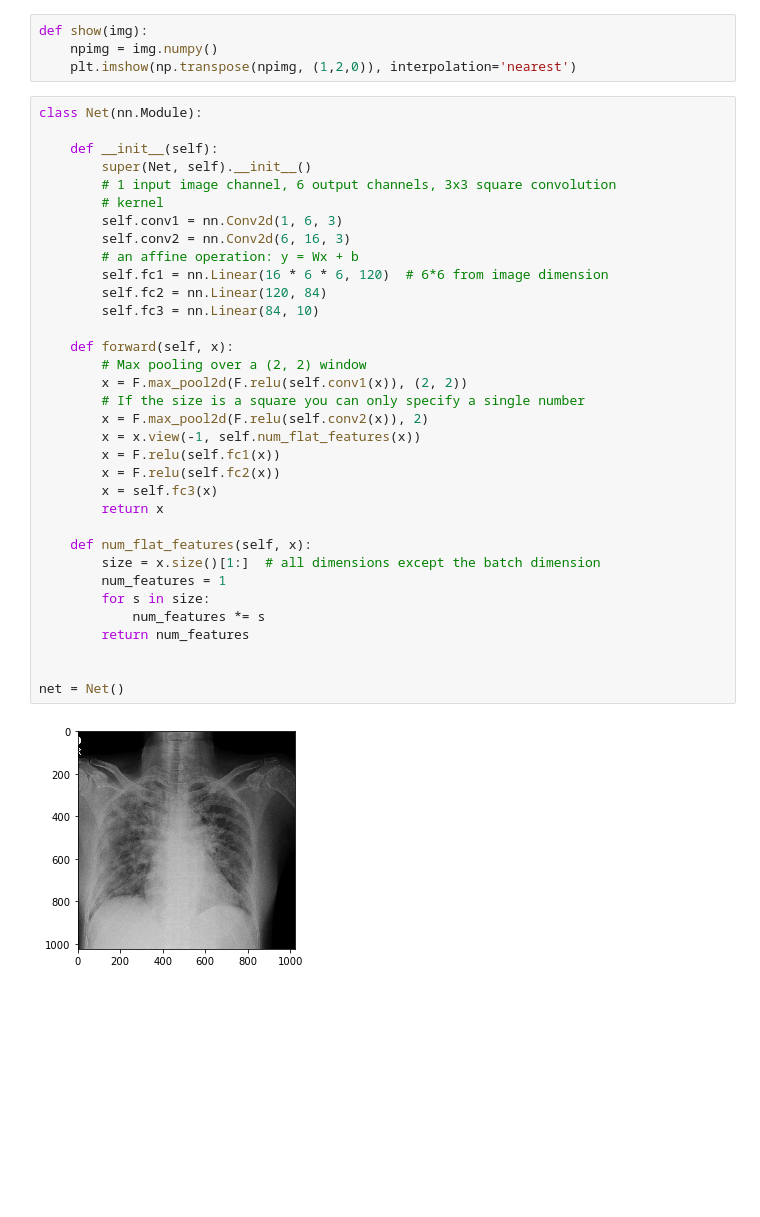
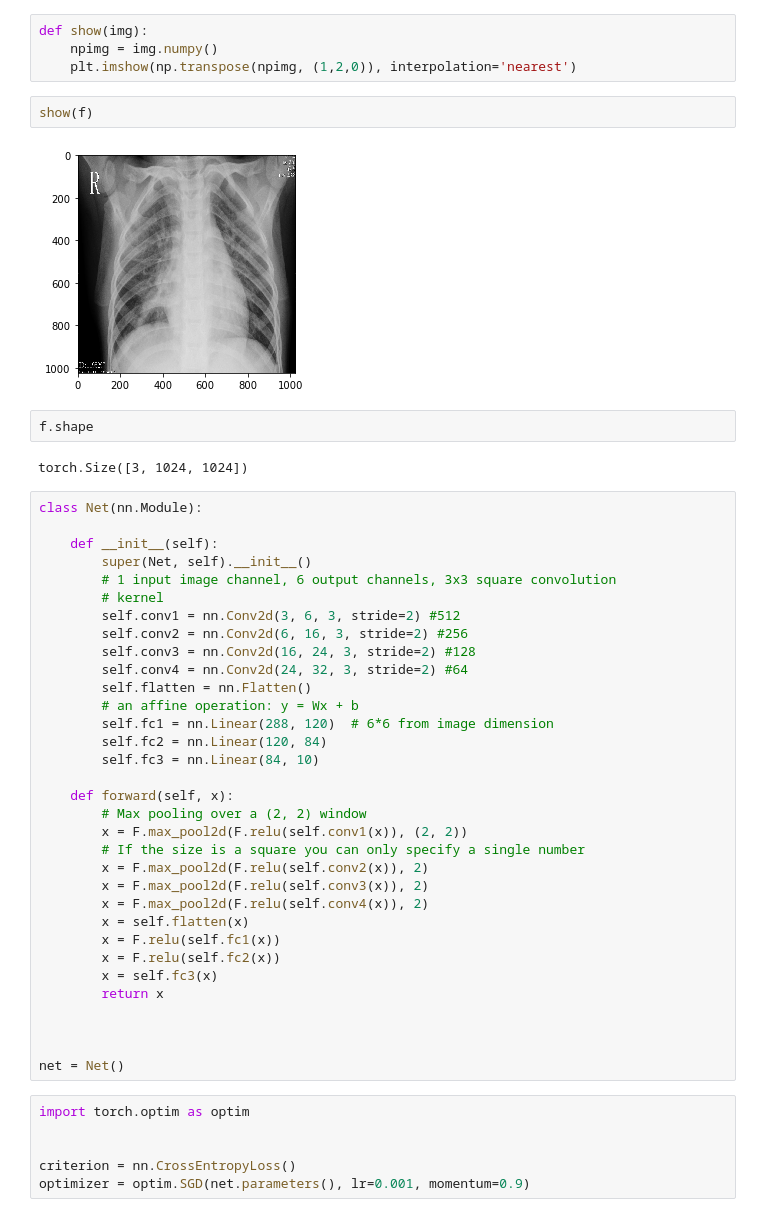
Before and after one commit to jmt0221/covid, a Jupyter notebook: covid-rec.ipynb, the cells around one changed output. Cells and saved outputs as stored; diff of their text form; blank space fills up the shorter version.

```diff
--- a/covid-rec.ipynb
+++ b/covid-rec.ipynb
@@ -36,6 +33,14 @@ plt.imshow(a)
 def show(img):
     npimg = img.numpy()
     plt.imshow(np.transpose(npimg, (1,2,0)), interpolation='nearest')
+# %%
+show(f)
+# %% [output]
+[figure, added]
+# %%
+f.shape
+# %% [output]
+torch.Size([3, 1024, 1024])
 # %%
 class Net(nn.Module):
 
@@ -43,10 +48,13 @@ class Net(nn.Module):
         super(Net, self).__init__()
         # 1 input image channel, 6 output channels, 3x3 square convolution
         # kernel
-        self.conv1 = nn.Conv2d(1, 6, 3)
-        self.conv2 = nn.Conv2d(6, 16, 3)
+        self.conv1 = nn.Conv2d(3, 6, 3, stride=2) #512
+        self.conv2 = nn.Conv2d(6, 16, 3, stride=2) #256
+        self.conv3 = nn.Conv2d(16, 24, 3, stride=2) #128
+        self.conv4 = nn.Conv2d(24, 32, 3, stride=2) #64
+        self.flatten = nn.Flatten()
         # an affine operation: y = Wx + b
-        self.fc1 = nn.Linear(16 * 6 * 6, 120)  # 6*6 from image dimension
+        self.fc1 = nn.Linear(288, 120)  # 6*6 from image dimension
         self.fc2 = nn.Linear(120, 84)
         self.fc3 = nn.Linear(84, 10)
 
@@ -55,20 +63,20 @@ class Net(nn.Module):
         x = F.max_pool2d(F.relu(self.conv1(x)), (2, 2))
         # If the size is a square you can only specify a single number
         x = F.max_pool2d(F.relu(self.conv2(x)), 2)
-        x = x.view(-1, self.num_flat_features(x))
+        x = F.max_pool2d(F.relu(self.conv3(x)), 2)
+        x = F.max_pool2d(F.relu(self.conv4(x)), 2)
+        x = self.flatten(x)
         x = F.relu(self.fc1(x))
         x = F.relu(self.fc2(x))
         x = self.fc3(x)
         return x
 
-    def num_flat_features(self, x):
-        size = x.size()[1:]  # all dimensions except the batch dimension
-        num_features = 1
-        for s in size:
-            num_features *= s
-        return num_features
 
 
 net = Net()
-# %% [output]
-[figure, removed]
+# %%
+import torch.optim as optim
+
+
+criterion = nn.CrossEntropyLoss()
+optimizer = optim.SGD(net.parameters(), lr=0.001, momentum=0.9)
```
Also changed, not shown: parts of 6 cells of this notebook.
